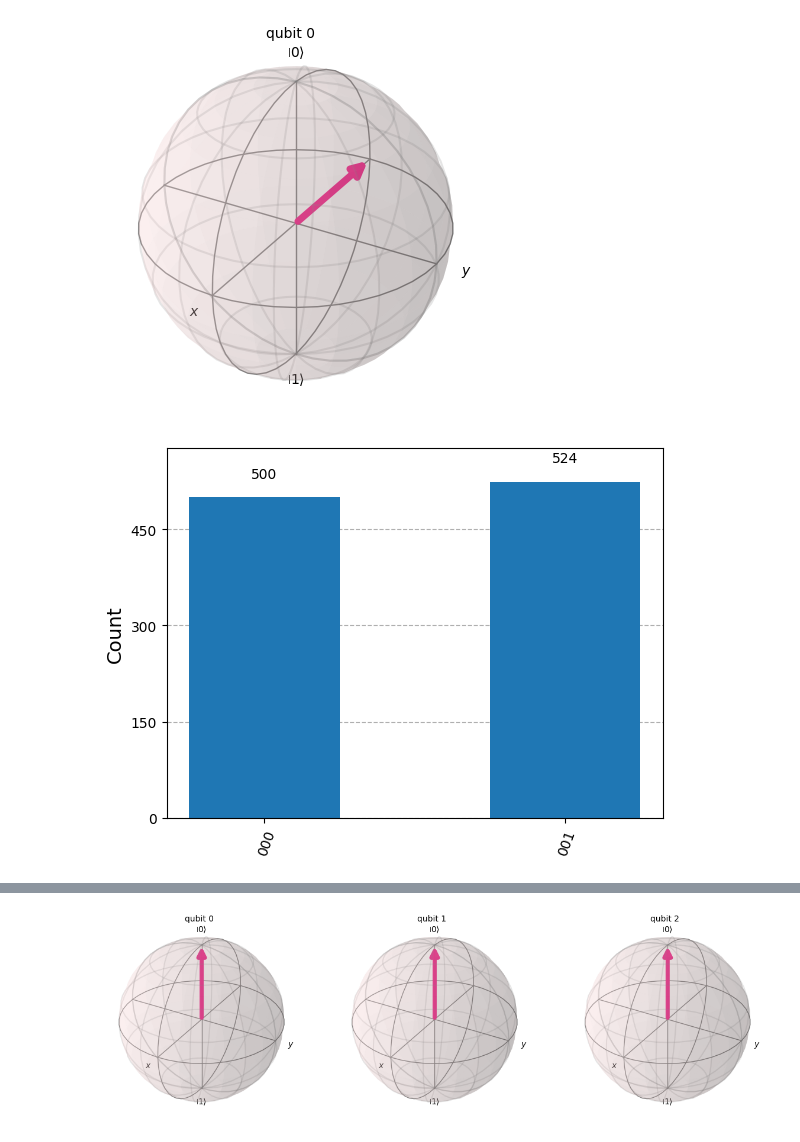
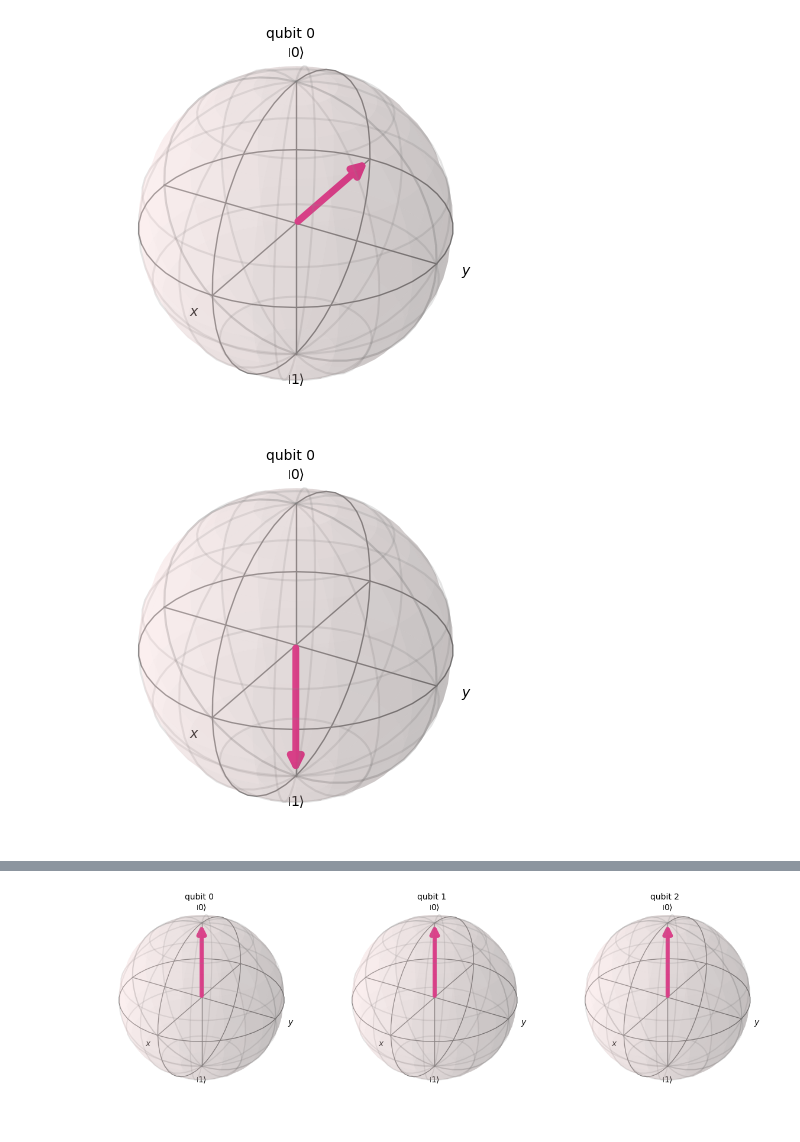
Before and after one commit to hottek/quantum-error-correction, a Jupyter notebook: 2_bit-flip-phase-flip-code.ipynb, the cells around one changed output, grey strips where cells are left out. Drawn from its saved outputs; the diff is of its cells as text; code cells hidden in the pictures.

```diff
--- a/2_bit-flip-phase-flip-code.ipynb
+++ b/2_bit-flip-phase-flip-code.ipynb
@@ -74,11 +74,9 @@ Statevector([ 0.70710678+0.j, -0.70710678+0.j],
 # %%
 # um phase flip in Messung sichtbar zu machen aus Superposition holen
 # dabei wird phase flip zu bit flip
 circuit.h(q[0])
 
-circuit.measure(q[0],c[0])
-
-result_sim = backend.run(circuit, shots=1024).result()
-plot_histogram(result_sim.get_counts(circuit))
+statevector = Statevector(circuit)
+plot_bloch_multivector(statevector)
 # %% [output]
-[figure, old version]
+[figure, new version]
```
Also changed, not shown: parts of 3 cells of this notebook.
